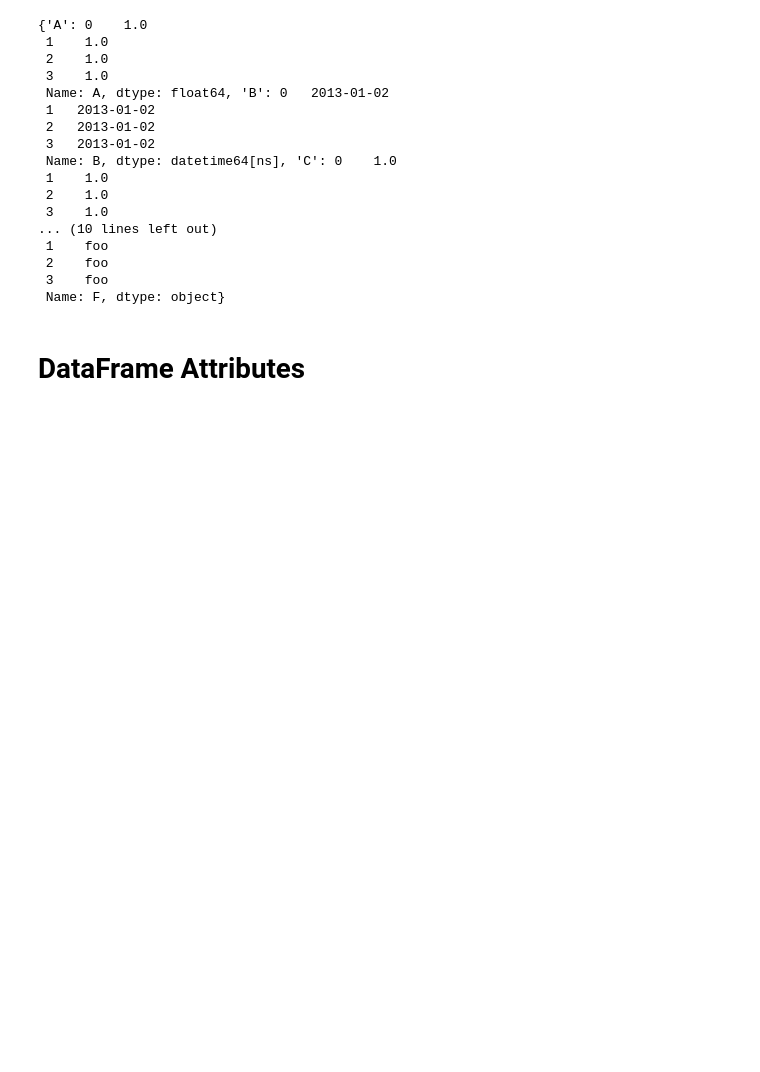
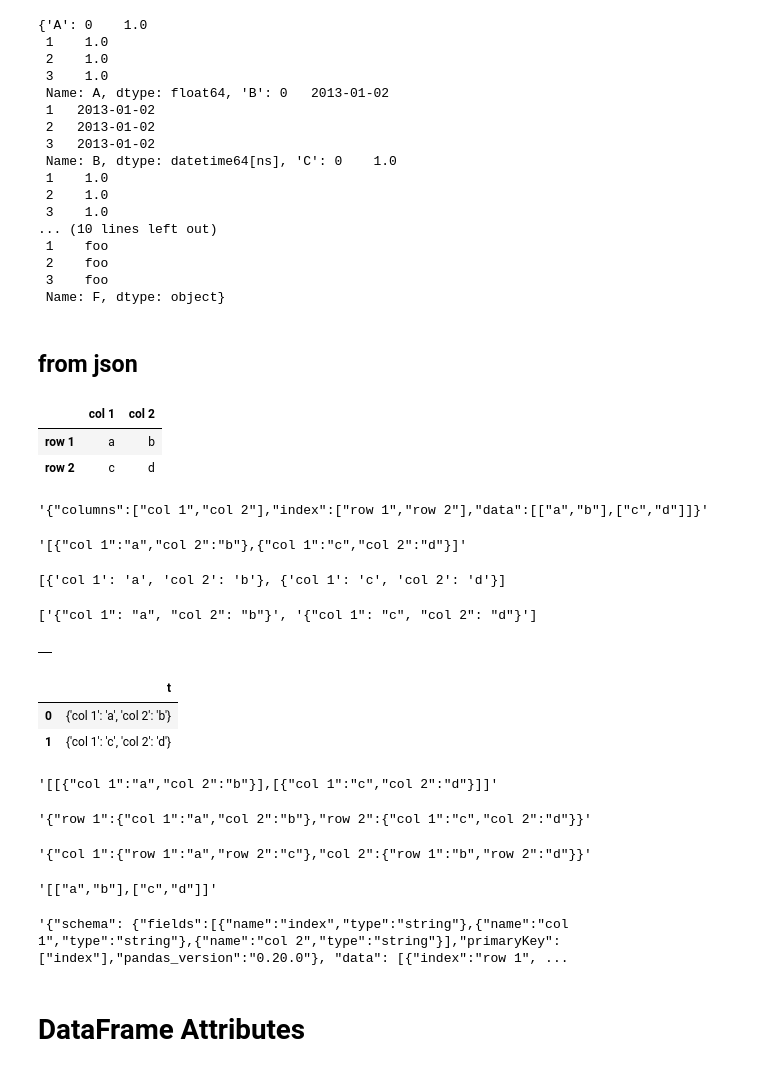
Before and after one commit to mayi140611/myappsexlib, a Jupyter notebook: data-structure-pandas.ipynb, the cells around one changed output. Cells and saved outputs as stored; diff of their text form; code cells hidden in the pictures; blank space fills up the shorter version.

```diff
--- a/data-structure-pandas.ipynb
+++ b/data-structure-pandas.ipynb
@@ -437,3 +437,19 @@ dict(df2)
  2    foo
  3    foo
  Name: F, dtype: object}
+# %% [markdown]
+## from json
+# %%
+df = pd.DataFrame([['a', 'b'], ['c', 'd']],
+                  index=['row 1', 'row 2'],
+                  columns=['col 1', 'col 2'])
+df
+# %% [output]
+|  | col 1 | col 2 |
+| row 1 | a | b |
+| row 2 | c | d |
+# %%
+j = df.to_json(orient='split')
+j
+# %% [output]
+'{"columns":["col 1","col 2"],"index":["row 1","row 2"],"data":[["a","b"],["c","d"]]}'
@@ -439,0 +458,10 @@ dict(df2)
+# %%
+j = df.to_json(orient='records')
+j
+# %% [output]
+'[{"col 1":"a","col 2":"b"},{"col 1":"c","col 2":"d"}]'
+# %%
+a = json.loads(j)
+a
+# %% [output]
+[{'col 1': 'a', 'col 2': 'b'}, {'col 1': 'c', 'col 2': 'd'}]
@@ -439,0 +472,9 @@ dict(df2)
+# %%
+b
+# %% [output]
+['{"col 1": "a", "col 2": "b"}', '{"col 1": "c", "col 2": "d"}']
+# %%
+c = pd.DataFrame()
+c
+# %% [output]
+|  |
@@ -440,3 +483,29 @@ dict(df2)
+# %%
+c
+# %% [output]
+|  | t |
+| 0 | {'col 1': 'a', 'col 2': 'b'} |
+| 1 | {'col 1': 'c', 'col 2': 'd'} |
+# %%
+c.to_json(orient='values')
+# %% [output]
+'[[{"col 1":"a","col 2":"b"}],[{"col 1":"c","col 2":"d"}]]'
+# %%
+df.to_json(orient='index')
+# %% [output]
+'{"row 1":{"col 1":"a","col 2":"b"},"row 2":{"col 1":"c","col 2":"d"}}'
+# %%
+df.to_json(orient='columns')
+# %% [output]
+'{"col 1":{"row 1":"a","row 2":"c"},"col 2":{"row 1":"b","row 2":"d"}}'
+# %%
+df.to_json(orient='values')
+# %% [output]
+'[["a","b"],["c","d"]]'
+# %%
+df.to_json(orient='table')
+# %% [output]
+'{"schema": {"fields":[{"name":"index","type":"string"},{"name":"col 1","type":"string"},{"name":"col 2","type":"string"}],"primaryKey":["index"],"pandas_version":"0.20.0"}, "data": [{"index":"row 1", ...
 # %% [markdown]
 # DataFrame Attributes
 # %%
```
Also changed, not shown: parts of 3 cells of this notebook, 2 other files.
